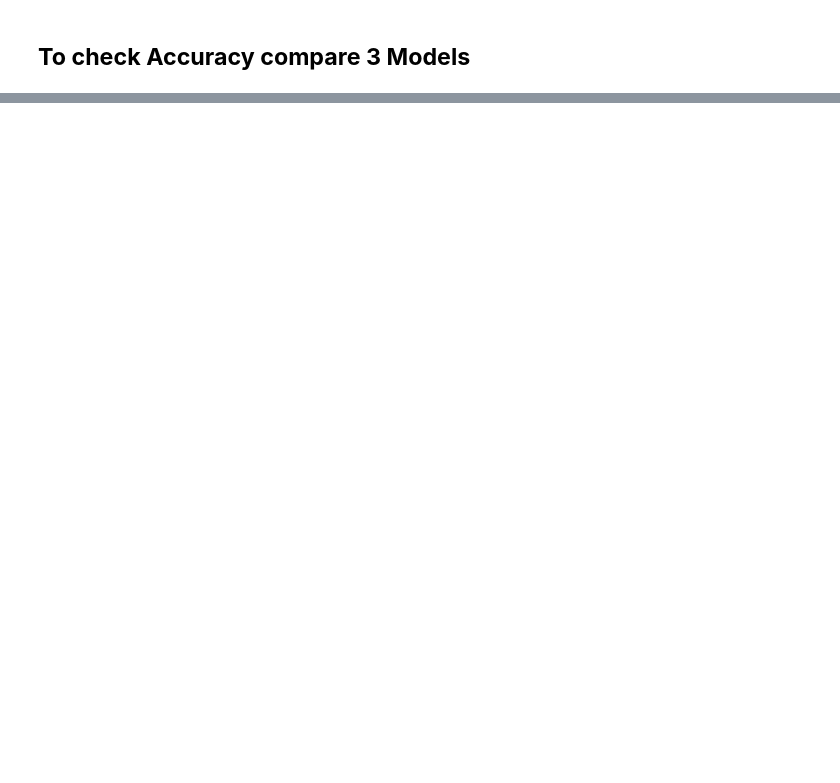
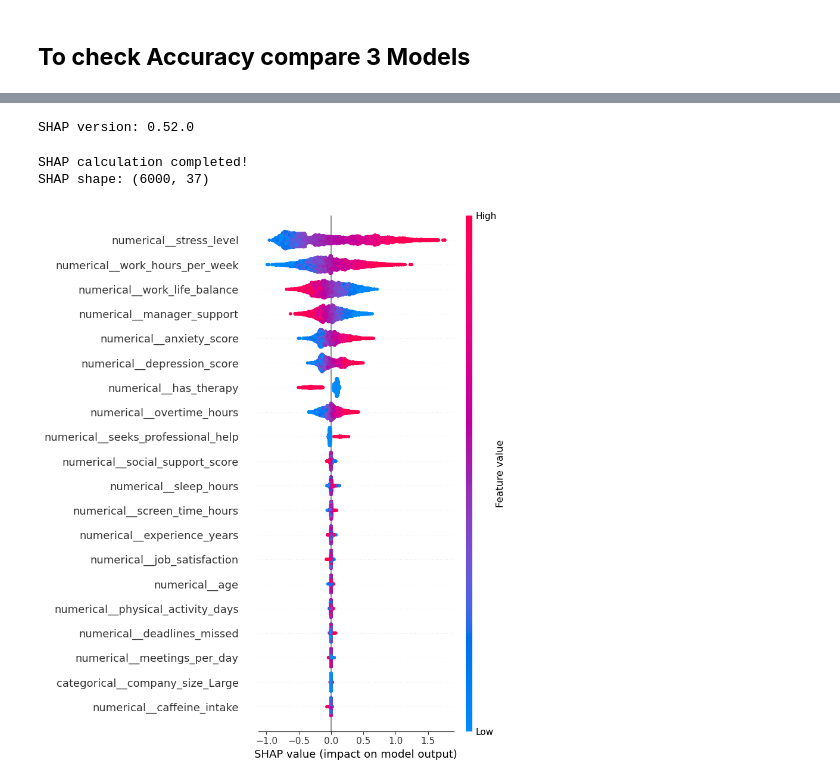
Before and after one commit to krishamangukiya/Burnout-detection-ai, a Jupyter notebook: ml/data_inspection.ipynb, the cells around one changed output, grey strips where cells are left out. Saved outputs shown, nothing was run; the diff lists cells and outputs as text; code cells hidden in the pictures; blank space fills up the shorter version.

```diff
--- a/ml/data_inspection.ipynb
+++ b/ml/data_inspection.ipynb
@@ -855,0 +1003,24 @@ y_pred_xgb = xgb_model.predict(X_test_processed)
+# %%
+import shap
+
+print("SHAP version:", shap.__version__)
+# %% [output]
+SHAP version: 0.52.0
+# %%
+explainer = shap.TreeExplainer(xgb_model)
+
+shap_values = explainer.shap_values(X_test_processed)
+
+print("SHAP calculation completed!")
+print("SHAP shape:", shap_values.shape)
+# %% [output]
+SHAP calculation completed!
+SHAP shape: (6000, 37)
+# %%
+shap.summary_plot(
+    shap_values,
+    X_test_processed,
+    feature_names=feature_names
+)
+# %% [output]
+[figure, added]
```
Also changed, not shown: parts of 15 cells of this notebook, 5 other files.
